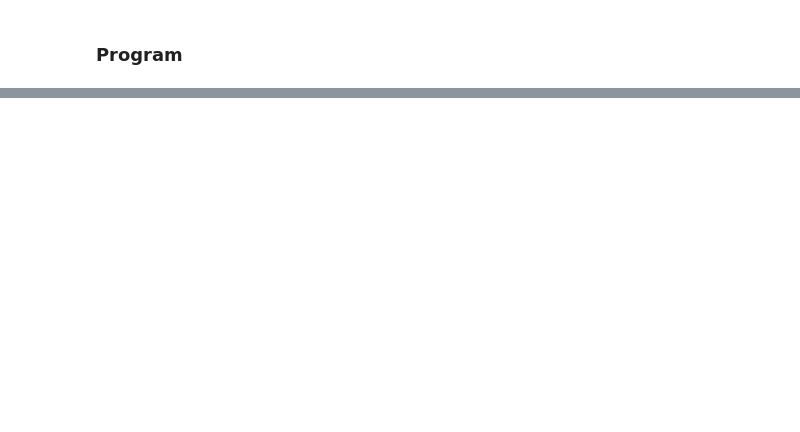
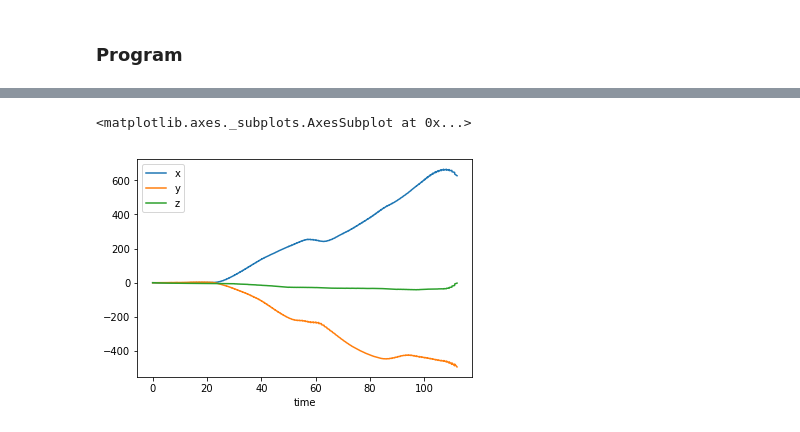
Before and after one commit to astroteo/InternationalSpaceStation-PathPlanning, a Jupyter notebook: python/KTH_tutorial_SensorFusion.ipynb, the cells around one changed output, grey strips where cells are left out. Drawn from its saved outputs; the diff is of its cells as text; code cells hidden in the pictures; blank space fills up the shorter version.

```diff
--- a/python/KTH_tutorial_SensorFusion.ipynb
+++ b/python/KTH_tutorial_SensorFusion.ipynb
@@ -533,6 +611,6 @@ accelerometer.plot()
 # %%
-gyroscope = SensorData(os.getcwd()+'/../GPSaidedIMU/GYRO_data.csv',"gyroscope")
-gnss = SensorData(os.getcwd()+'/../GPSaidedIMU/GNSS_data.csv',"gnss")
+gyroscope = SensorData(os.getcwd()+'/GPSaidedIMU/GYRO_data.csv',"gyroscope")
+gnss = SensorData(os.getcwd()+'/GPSaidedIMU/GNSS_data.csv',"gnss")
 
 try:
     assert(gyroscope.Ts == accelerometer.Ts )
@@ -718,10 +805,21 @@ Index(['gnss_corr', 'q1', 'q2', 'q3', 'q4', 'time', 'vx', 'vy', 'vz', 'x', 'y',
 # %%
+# Init: Filter
+kf = KalmanFilterLooselyIMUGNNS(Q_1,Q_2,z0)
+
 # Init: current time
 t_imu_k_ = 0
 df = pd.DataFrame(columns = sorted(['time','x','y','z',
+                                    'x_gnss','y_gnss','z_gnss',
                                     'vx','vy','vz',
                                     'q1','q2','q3','q4',
                                     'gnss_corr']))
+
+
+sensors = [accelerometer, gyroscope, gnss]
+for s in sensors:
+    s.reset_index()
+
+state = ['x','y','z','vx','vy','vz','q1','q2','q3','q4']
 
 # Init:  IMU bias calibration
 u = np.concatenate((accelerometer[0],gyroscope[0])).reshape(6,1)
@@ -734,7 +832,7 @@ x_spn = np.zeros((t_spn,10))
 
 
 
-for k in range(1,t_spn):
+for k in range(1,t_spn)[:11200]:
 
     # Get (current) sampling time
     assert(gyroscope.t(k) == accelerometer.t(k))
@@ -753,7 +851,8 @@ for k in range(1,t_spn):
         # according to sensor's model: u_h = u - du
         # u_h -> calibrated, u -> raw
         # delta_u_h -> obtained from kalman-filter on s.s. model (last 6 values of z state)
-    u_h = u - delta_u_h
+    u_h = u + kf.delta_u_h
+
     assert(u_h.shape == (6,1))
 
     # predict-step: propagate navigation equation
@@ -765,19 +864,34 @@ for k in range(1,t_spn):
     assert(F.shape == (15,15) and G.shape == (15,12))
 
 
+
     #Predict covariance
     kf.predict(F,G)
 
-    if gnss.at(t_imu_k) is not None:
-        print("-> -> new GNSS data, updating.. ")
+    if gnss.at(t_imu_k,check_only = True) is not None:
+        print("--------------------------------------------------------------")
+        print("-> -> new GNSS data, updating.. ", t_imu_k,gnss.t(gnss.last_idx))
         kf.compute_gain(F,G)
         y = gnss.at(t_imu_k)
-        x_h, delta_u_h = kf.update(y,x_h)
+        print(y)
+        x_h = kf.update(y,x_h)
         d['gnss_corr'] = [True]
+        d['x_gnss'] = y[0]
+        d['y_gnss'] = y[1]
+        d['z_gnss'] = y[2]
+        print("-> -> new GNSS data, updating.. ", t_imu_k,gnss.t(gnss.last_idx))
+        print("--------------------------------------------------------------")
+
+    else:
+        d['x_gnss'] = gnss[gnss.last_idx][0]
+        d['y_gnss'] = gnss[gnss.last_idx][1]
+        d['z_gnss'] = gnss[gnss.last_idx][2]
+
+
 
 
     #update/append all values:
-    for i,k in enumerate([c for c in df.columns.values if c != 'time' and c != 'gnss_corr']):
+    for i,k in enumerate(state):
         d[k] = x_h[i]
 
     d={k:v for k,v in sorted( d.items(),key = lambda x: x[0])}
@@ -832,0 +942,5 @@ kf.P.shape
+# %%
+df.plot(x='time', y=['x','y','z'])
+# %% [output]
+<matplotlib.axes._subplots.AxesSubplot at 0x...>
+[figure, added]
```
Also changed, not shown: parts of 28 cells of this notebook, 1 other file.
